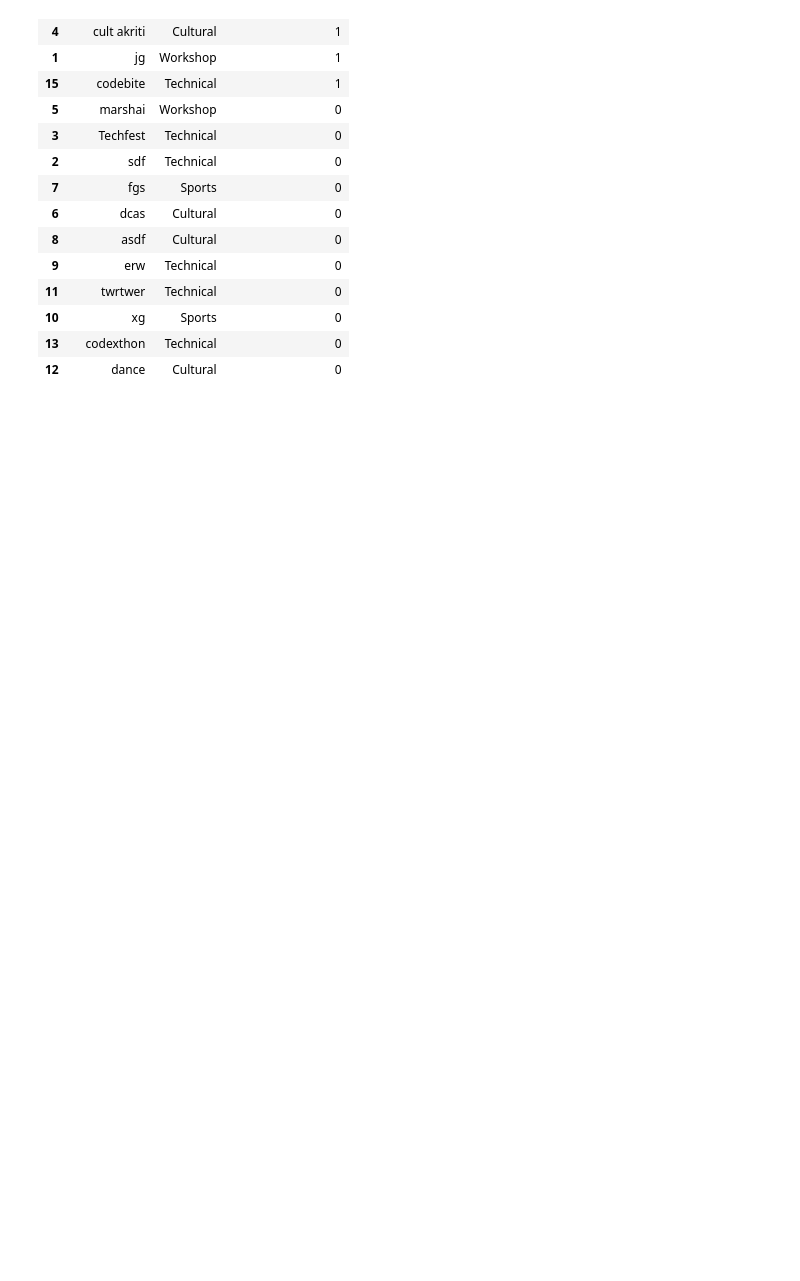
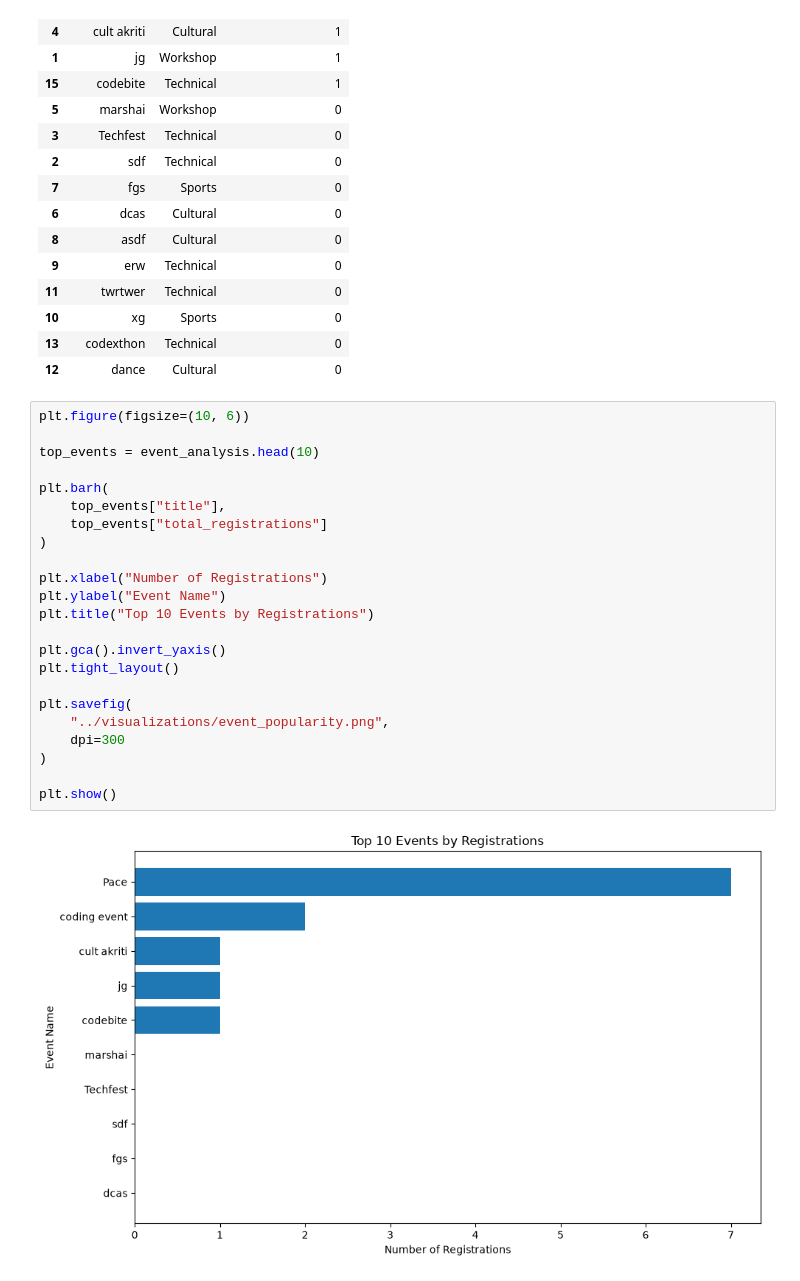
Before and after one commit to akshanshy/fiestura-business-analytics, a Jupyter notebook: notebooks/fiestura_analysis.ipynb, the cells around one changed output. Cells and saved outputs as stored; diff of their text form; blank space fills up the shorter version.

```diff
--- a/notebooks/fiestura_analysis.ipynb
+++ b/notebooks/fiestura_analysis.ipynb
@@ -164,3 +164,28 @@ display(
 | 10 | xg | Sports | 0 |
 | 13 | codexthon | Technical | 0 |
 | 12 | dance | Cultural | 0 |
+# %%
+plt.figure(figsize=(10, 6))
+
+top_events = event_analysis.head(10)
+
+plt.barh(
+    top_events["title"],
+    top_events["total_registrations"]
+)
+
+plt.xlabel("Number of Registrations")
+plt.ylabel("Event Name")
+plt.title("Top 10 Events by Registrations")
+
+plt.gca().invert_yaxis()
+plt.tight_layout()
+
+plt.savefig(
+    "../visualizations/event_popularity.png",
+    dpi=300
+)
+
+plt.show()
+# %% [output]
+[figure, added]
```
Also changed, not shown: parts of 8 cells of this notebook, 3 other files.
